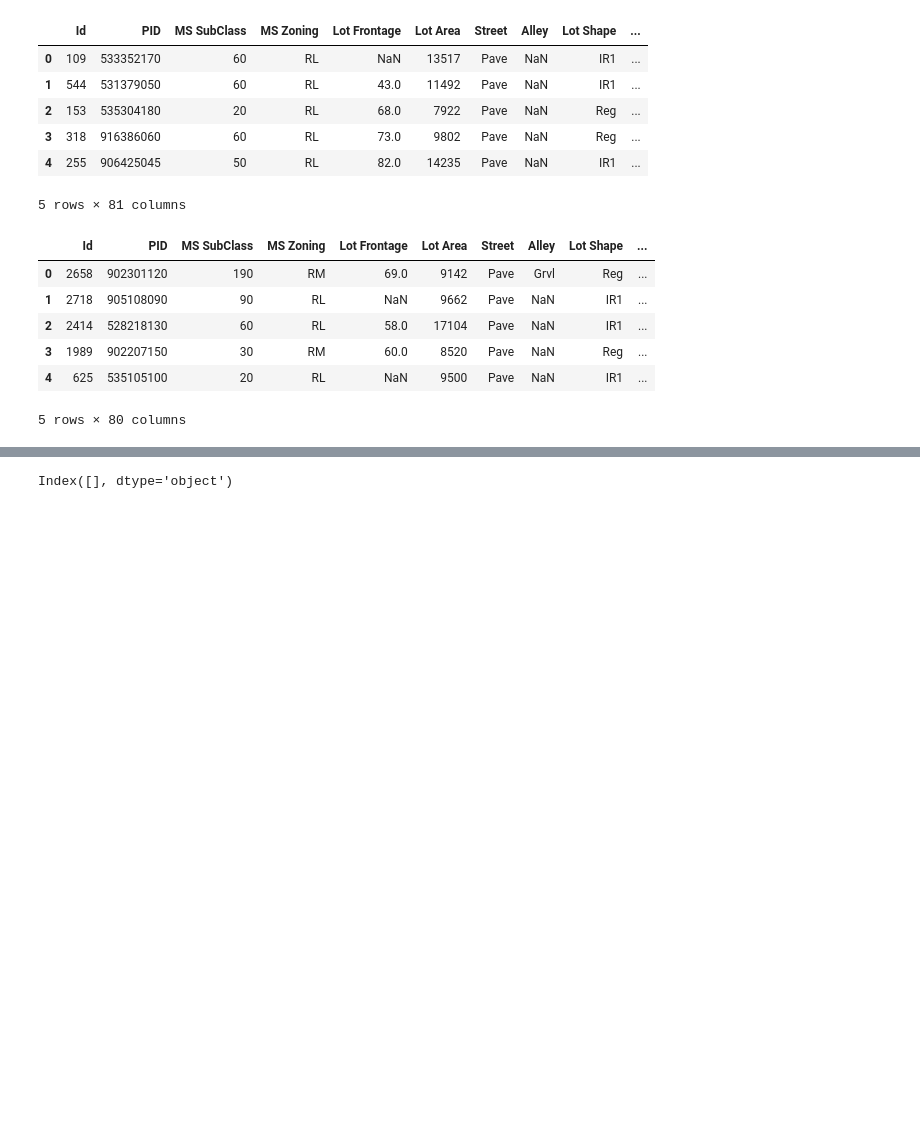
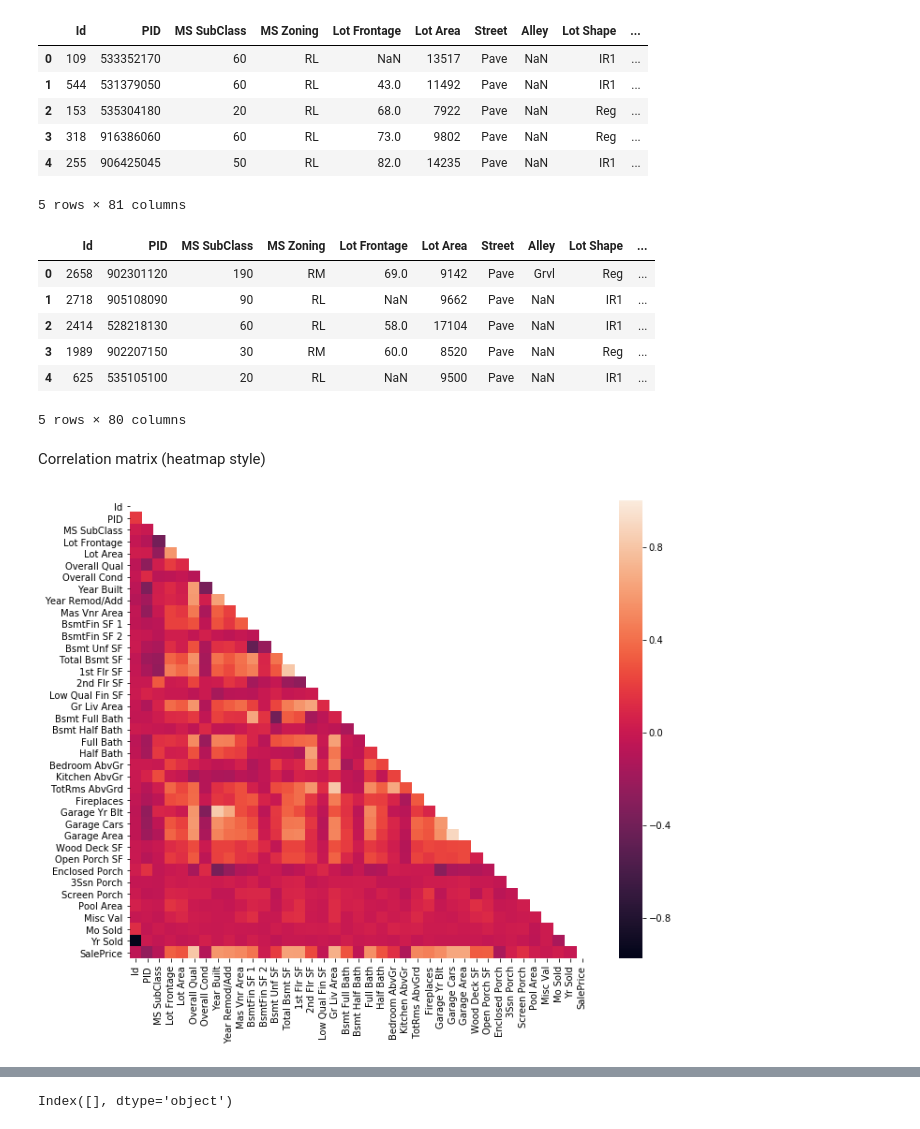
Before and after one commit to meccaLeccaHi/scratch, a Jupyter notebook: kaggle_regression.ipynb, the cells around one changed output, grey strips where cells are left out. Saved outputs shown, nothing was run; the diff lists cells and outputs as text; code cells hidden in the pictures; blank space fills up the shorter version.

```diff
--- a/kaggle_regression.ipynb
+++ b/kaggle_regression.ipynb
@@ -53,3 +53,14 @@ train len 2051 | test len 879
 | 3 | 1989 | 902207150 | 30 | RM | 60.0 | 8520 | Pave | NaN | Reg | ... |
 | 4 | 625 | 535105100 | 20 | RL | NaN | 9500 | Pave | NaN | IR1 | ... |
 5 rows × 80 columns
+# %% [markdown]
+Correlation matrix (heatmap style)
+# %%
+# correlation matrix
+corrmat = train_df.corr()
+mask = np.zeros_like(corrmat)
+mask[np.triu_indices_from(mask)] = True
+f, ax = plt.subplots(figsize=(12, 9))
+sns.heatmap(corrmat, mask=mask, square=True);
+# %% [output]
+[figure, added]
```
Also changed, not shown: parts of 17 cells of this notebook, 4 other files.
